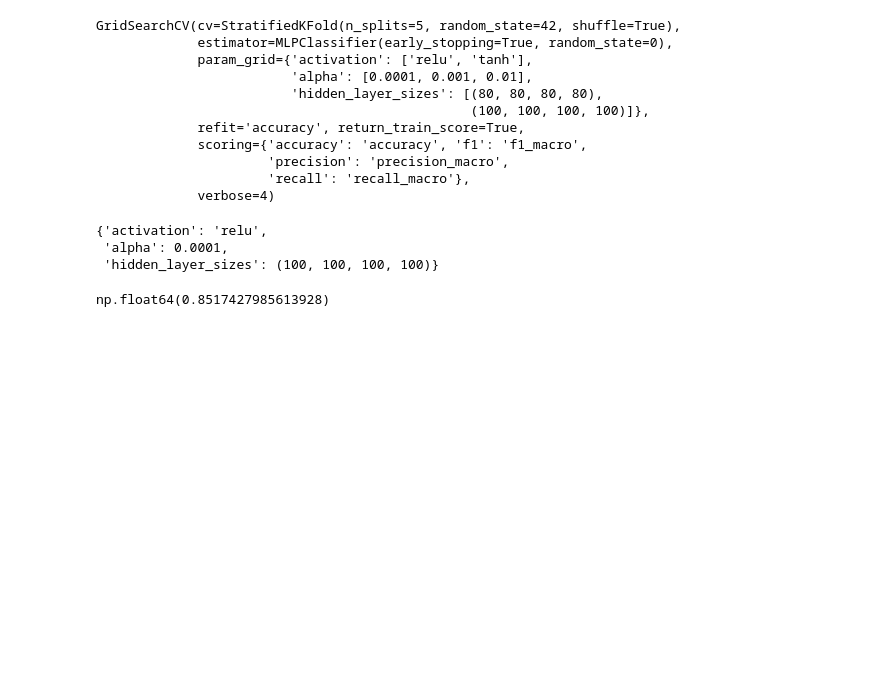
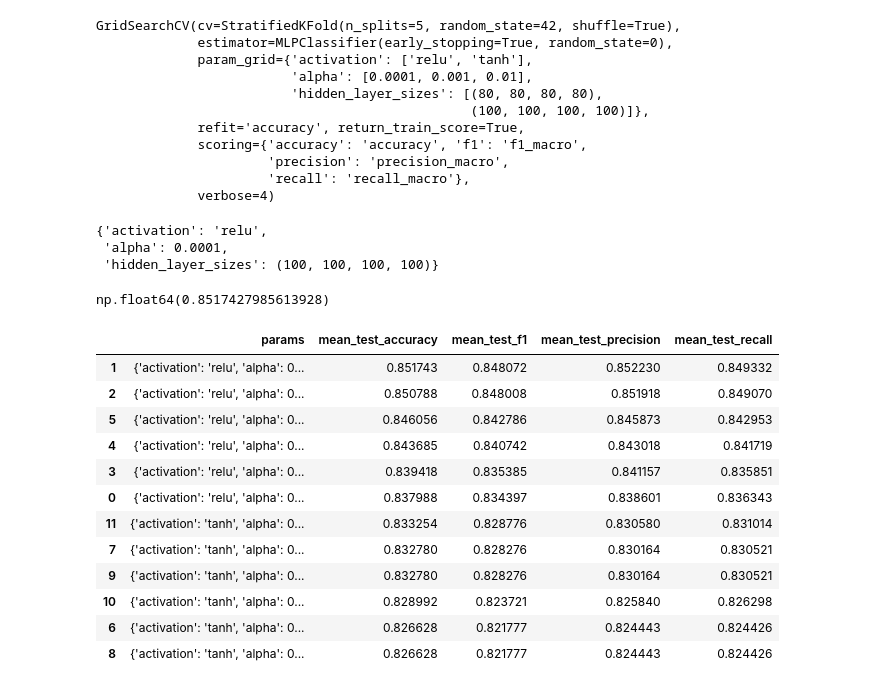
Before and after one commit to MilySierra/Estimation-of-Obesity-Levels-Model, a Jupyter notebook: estimation.ipynb, the cells around one changed output. Drawn from its saved outputs; the diff is of its cells as text; code cells hidden in the pictures; blank space fills up the shorter version.

Commit message:
Add table

```diff
--- a/estimation.ipynb
+++ b/estimation.ipynb
@@ -739,3 +739,32 @@ modelo_neuronal_grid.best_params_
 modelo_neuronal_grid.best_score_
 # %% [output]
 np.float64(0.8517427985613928)
+# %%
+resultados = pd.DataFrame(modelo_neuronal_grid.cv_results_)
+
+columnas = [
+    'params',
+    'mean_test_accuracy',
+    'mean_test_f1',
+    'mean_test_precision',
+    'mean_test_recall'
+]
+
+resultados[columnas].sort_values(
+    by='mean_test_accuracy',
+    ascending=False
+)
+# %% [output]
+|  | params | mean_test_accuracy | mean_test_f1 | mean_test_precision | mean_test_recall |
+| 1 | {'activation': 'relu', 'alpha': 0... | 0.851743 | 0.848072 | 0.852230 | 0.849332 |
+| 2 | {'activation': 'relu', 'alpha': 0... | 0.850788 | 0.848008 | 0.851918 | 0.849070 |
+| 5 | {'activation': 'relu', 'alpha': 0... | 0.846056 | 0.842786 | 0.845873 | 0.842953 |
+| 4 | {'activation': 'relu', 'alpha': 0... | 0.843685 | 0.840742 | 0.843018 | 0.841719 |
+| 3 | {'activation': 'relu', 'alpha': 0... | 0.839418 | 0.835385 | 0.841157 | 0.835851 |
+| 0 | {'activation': 'relu', 'alpha': 0... | 0.837988 | 0.834397 | 0.838601 | 0.836343 |
+| 11 | {'activation': 'tanh', 'alpha': 0... | 0.833254 | 0.828776 | 0.830580 | 0.831014 |
+| 7 | {'activation': 'tanh', 'alpha': 0... | 0.832780 | 0.828276 | 0.830164 | 0.830521 |
+| 9 | {'activation': 'tanh', 'alpha': 0... | 0.832780 | 0.828276 | 0.830164 | 0.830521 |
+| 10 | {'activation': 'tanh', 'alpha': 0... | 0.828992 | 0.823721 | 0.825840 | 0.826298 |
+| 6 | {'activation': 'tanh', 'alpha': 0... | 0.826628 | 0.821777 | 0.824443 | 0.824426 |
+| 8 | {'activation': 'tanh', 'alpha': 0... | 0.826628 | 0.821777 | 0.824443 | 0.824426 |
```
Also changed, not shown: parts of 22 cells of this notebook.
